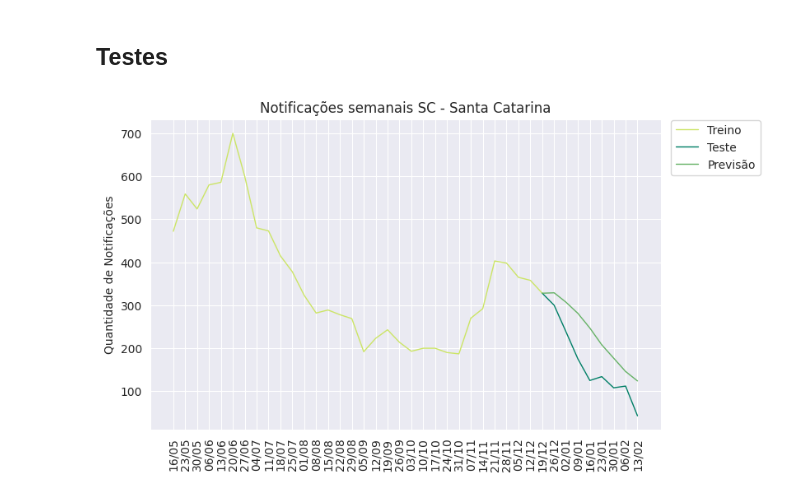
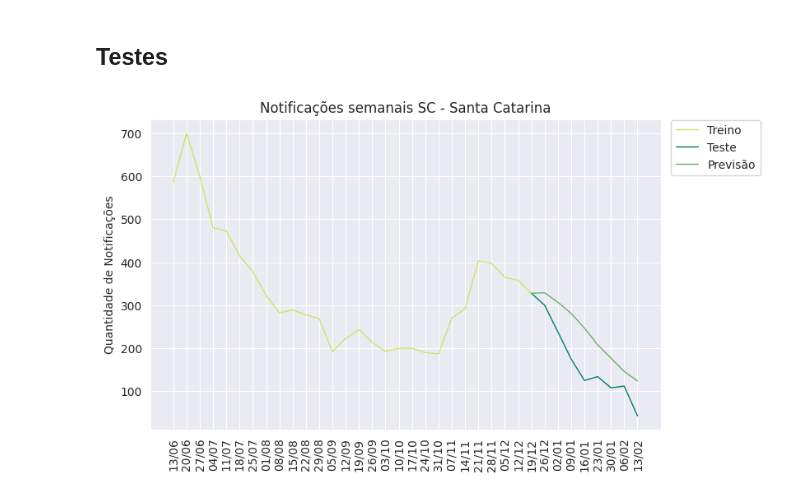
Before and after one commit to flohmannjr/PJI410, a Jupyter notebook: PJI410_modelo_futuro.ipynb, the cells around one changed output. Saved outputs shown, nothing was run; the diff lists cells and outputs as text; code cells hidden in the pictures.

```diff
--- a/PJI410_modelo_futuro.ipynb
+++ b/PJI410_modelo_futuro.ipynb
@@ -195,7 +210,7 @@ y_pred = np.insert(y_pred, 0, y_train[-1])
 # %%
 grafico_series(X_treino=X_train, y_treino=y_train,
                X_teste=X_test, y_teste=y_test,
                X_previsao=X_test, y_previsao=y_pred,
-               inicio=-32, local=local)
+               inicio=-28, local=local)
 # %% [output]
-[figure, old version]
+[figure, new version]
```
Also changed, not shown: parts of 8 cells of this notebook.
